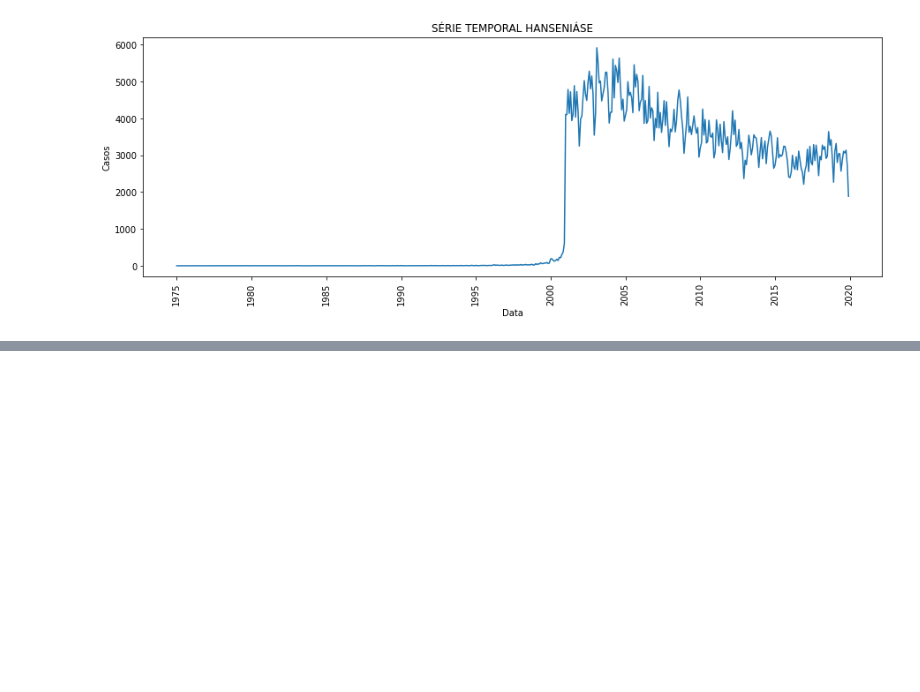
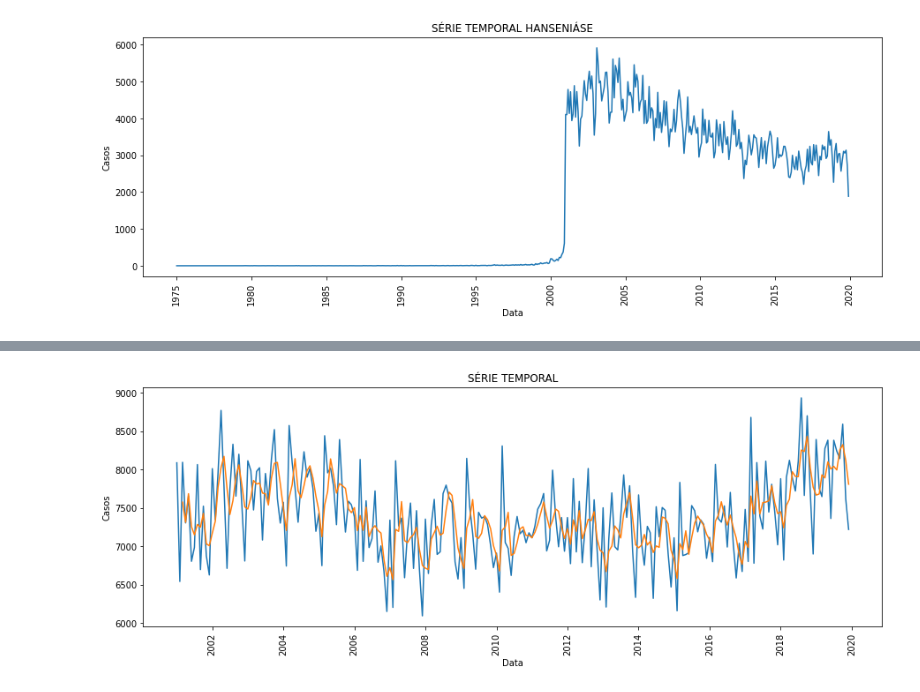
Before and after one commit to MatheusOrange211/Bootcamp-Alura, a Jupyter notebook: SERIES_TEMPORAIS.ipynb, the cells around one changed output, grey strips where cells are left out. Drawn from its saved outputs; the diff is of its cells as text; code cells hidden in the pictures; blank space fills up the shorter version.

```diff
--- a/SERIES_TEMPORAIS.ipynb
+++ b/SERIES_TEMPORAIS.ipynb
@@ -418,0 +449,5 @@ plt.show()
+# %%
+dados_st["Media_Movel_3_Meses"] = dados_st["Casos"].rolling(3).mean()
+
+#Para o aviso de SettingWithCopyWarning, leia isso
+#https://paulovasconcellos.com.br/o-que-%C3%A9-a-value-is-trying-to-be-set-on-a-copy-of-a-slice-from-a-dataframe-e85f744d8be1
@@ -418,0 +462,3 @@ plt.show()
+# %%
+dados_st.reset_index(drop=True,inplace=True)
+dados_st.head()
@@ -418,0 +472,9 @@ plt.show()
+# %%
+plt.figure(figsize=(15,5))
+sns.lineplot(data=dados_st,x="Data",y="Casos")
+sns.lineplot(data=dados_st,x="Data",y="Media_Movel_3_Meses")
+plt.xticks(rotation=90)
+plt.title("SÉRIE TEMPORAL")
+plt.show()
+# %% [output]
+[figure, added]
```
Also changed, not shown: parts of 64 cells of this notebook.
